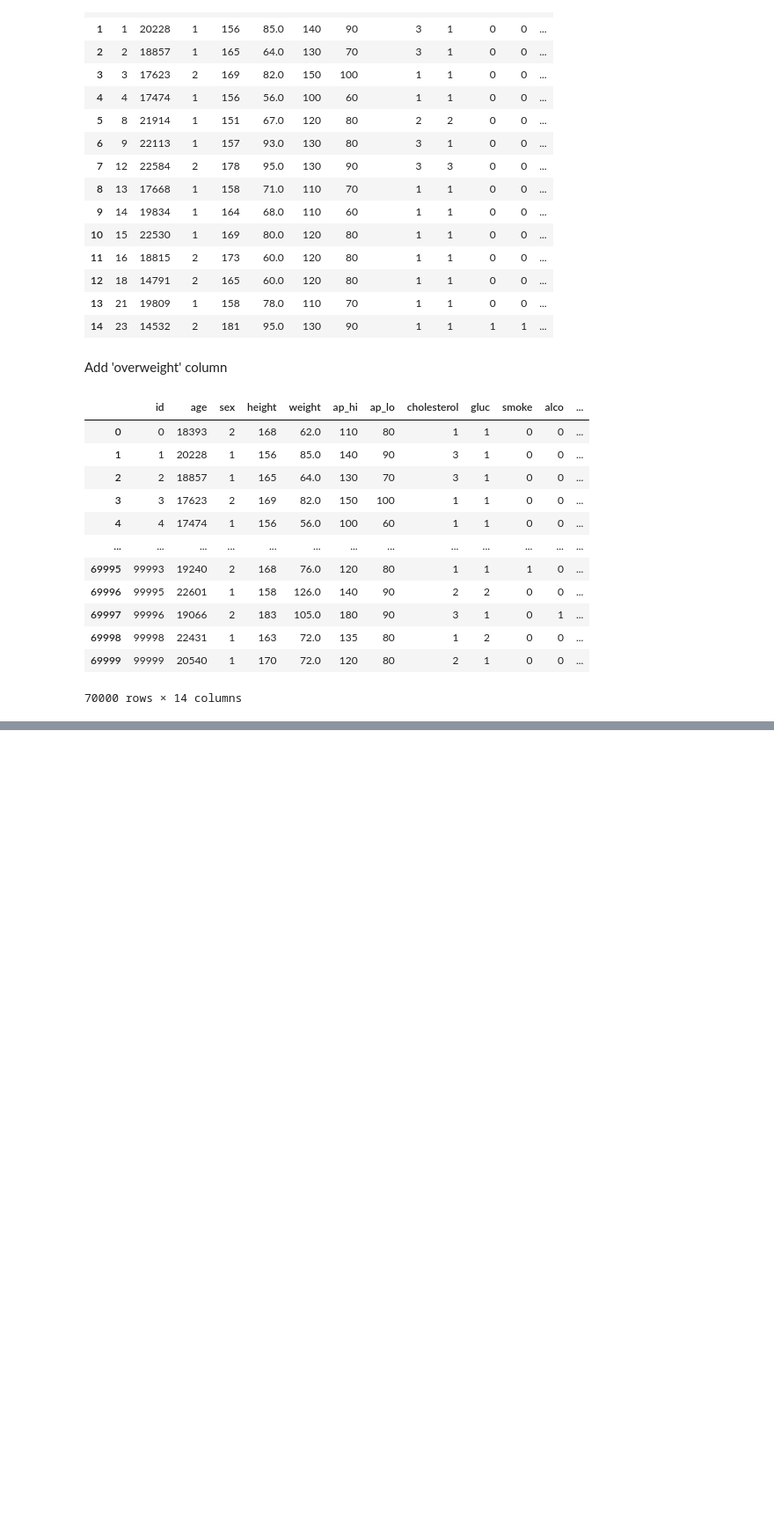
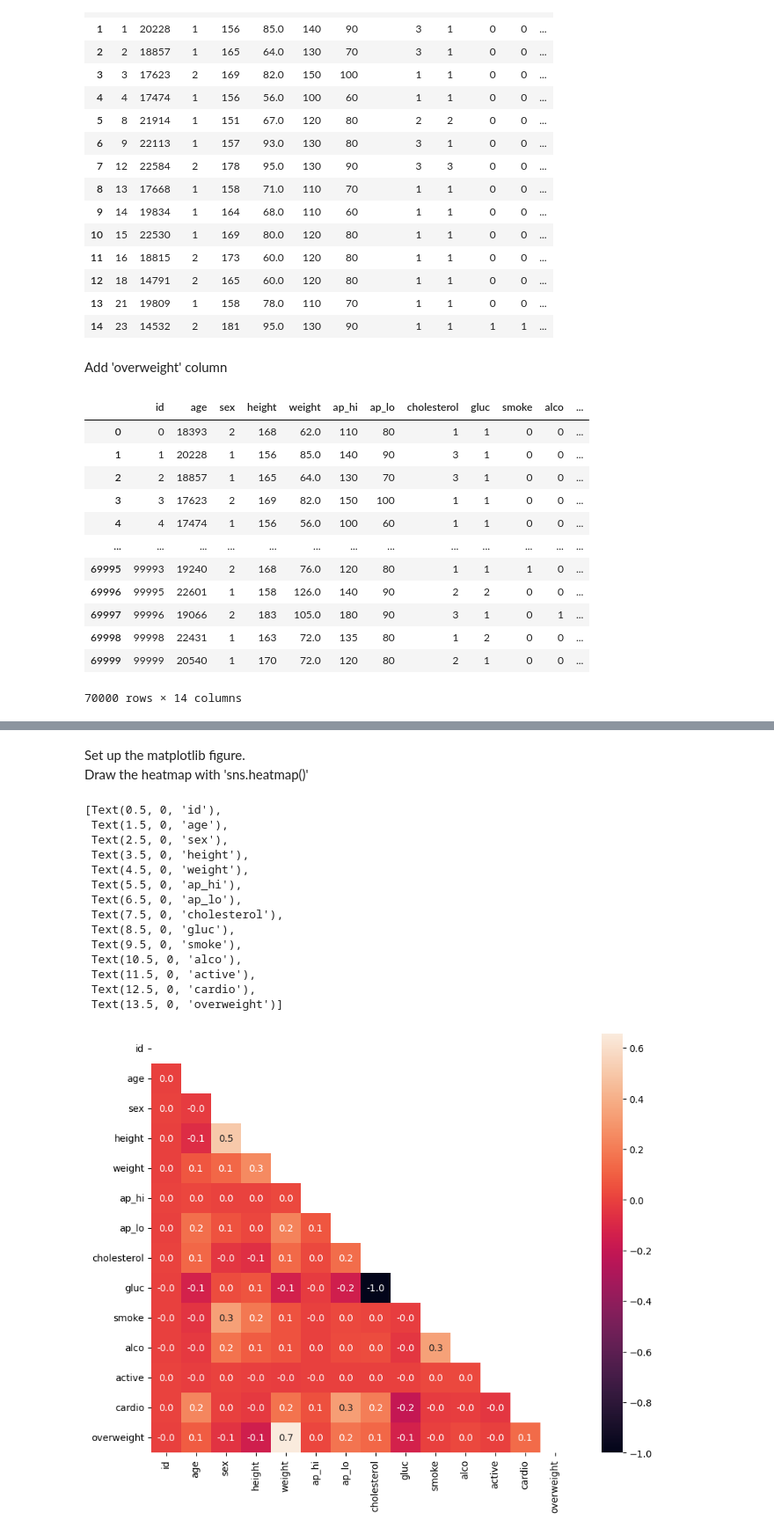
Before and after one commit to GiancarloN/Data-Analysis-with-Python, a Jupyter notebook: 03 - Medical Data Visualizer/medical_data.ipynb, the cells around one changed output, grey strips where cells are left out. Shown: that part at 88% size. Saved outputs shown, nothing was run; the diff lists cells and outputs as text; code cells hidden in the pictures; blank space fills up the shorter version.

```diff
--- a/03 - Medical Data Visualizer/medical_data.ipynb
+++ b/03 - Medical Data Visualizer/medical_data.ipynb
@@ -55,0 +104,6 @@ df
+# %%
+df_heat = df[df['ap_lo'] <= df['ap_hi']]
+df_heat = df_heat[df_heat["height"] >= df['height'].quantile(0.025)]
+df_heat = df_heat[df_heat["height"] <= df['height'].quantile(0.975)]
+df_heat = df_heat[df_heat["weight"] >= df['weight'].quantile(0.025)]
+df_heat = df_heat[df_heat["weight"] <= df['weight'].quantile(0.975)]
@@ -55,0 +112,2 @@ df
+# %%
+corr = df_heat.corr()
@@ -55,0 +116,27 @@ df
+# %%
+mask = np.zeros_like(corr, dtype=bool).T
+mask[np.triu_indices_from(mask)] = True
+# %% [markdown]
+Set up the matplotlib figure.
+Draw the heatmap with 'sns.heatmap()'
+# %%
+fig, ax = plt.subplots(figsize=(12, 8))
+heat_map = sns.heatmap(corr, mask=mask, annot=True, fmt=".1f", square=True)
+heat_map.set_yticklabels(heat_map.get_yticklabels())
+heat_map.set_xticklabels(heat_map.get_xticklabels())
+# %% [output]
+[Text(0.5, 0, 'id'),
+ Text(1.5, 0, 'age'),
+ Text(2.5, 0, 'sex'),
+ Text(3.5, 0, 'height'),
+ Text(4.5, 0, 'weight'),
+ Text(5.5, 0, 'ap_hi'),
+ Text(6.5, 0, 'ap_lo'),
+ Text(7.5, 0, 'cholesterol'),
+ Text(8.5, 0, 'gluc'),
+ Text(9.5, 0, 'smoke'),
+ Text(10.5, 0, 'alco'),
+ Text(11.5, 0, 'active'),
+ Text(12.5, 0, 'cardio'),
+ Text(13.5, 0, 'overweight')]
+[figure, added]
```
Also changed, not shown: parts of 14 cells of this notebook.
